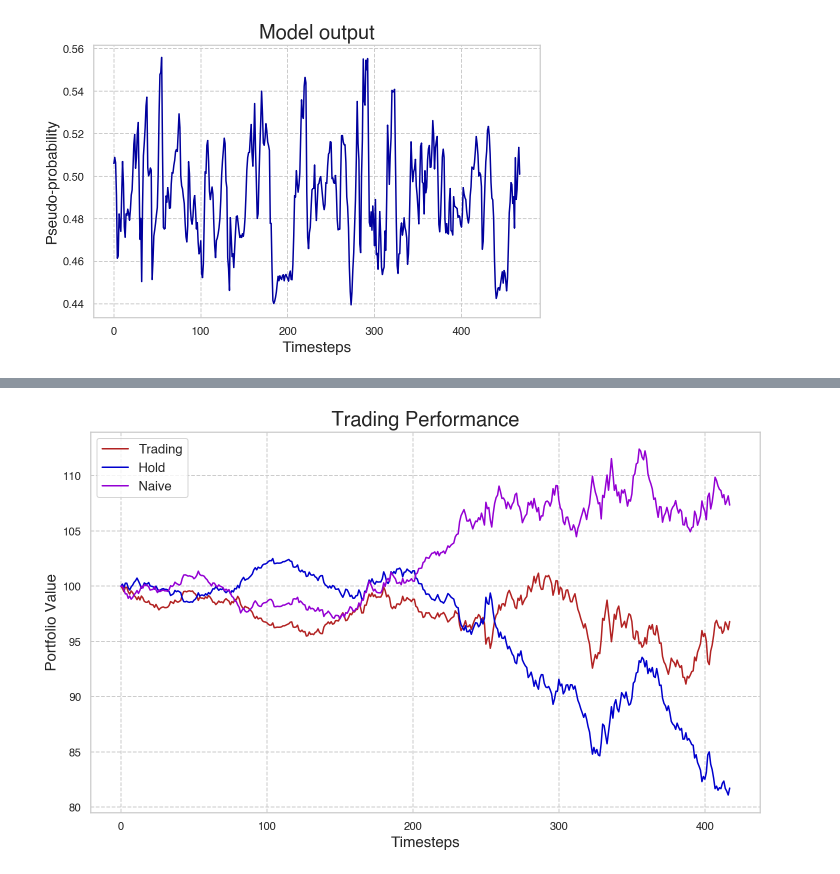
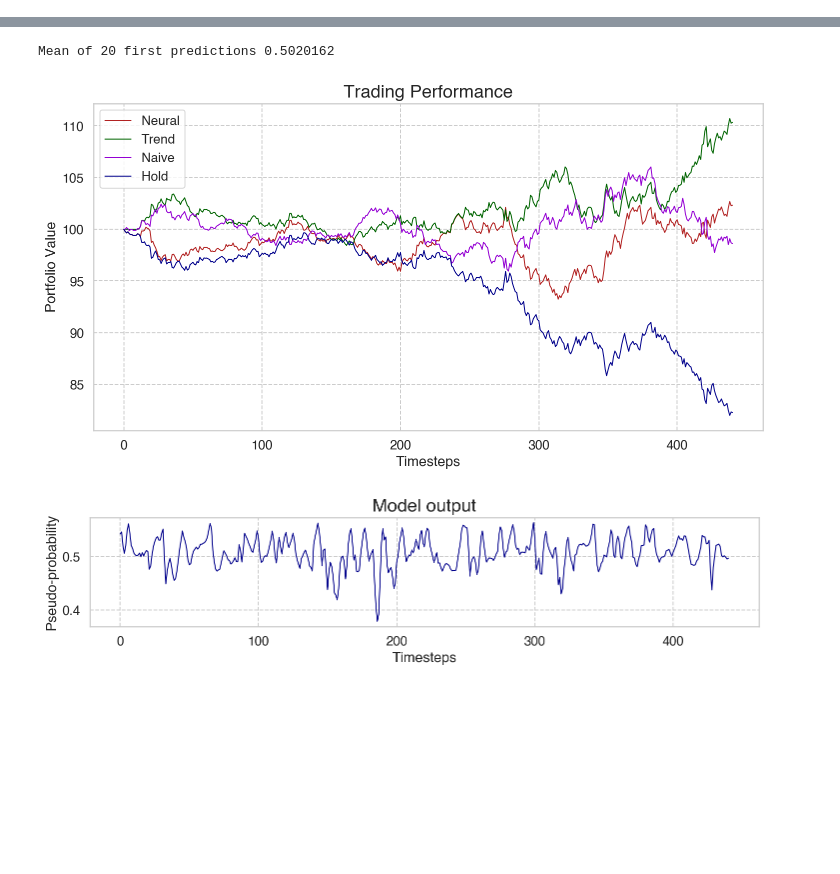
Before and after one commit to TimmieBengtsson/masters_project, a Jupyter notebook: model_evaluator.ipynb, the cells around one changed output, grey strips where cells are left out. Saved outputs shown, nothing was run; the diff lists cells and outputs as text; code cells hidden in the pictures; blank space fills up the shorter version.

Commit message:
cleanup and added time series trading algos

```diff
--- a/model_evaluator.ipynb
+++ b/model_evaluator.ipynb
@@ -28,17 +28,13 @@ sns.set_theme()
 sns.set_style("whitegrid", {'grid.linestyle': '--'})
 seq_col_brew = sns.color_palette("flag_r", 4)
 sns.set_palette(seq_col_brew)
-plt.rcParams["figure.figsize"] = (8,5)
-plt.rcParams["axes.titlesize"] = 20
-plt.rcParams["axes.labelsize"] = 15
+plt.rcParams["figure.figsize"] = (7,4)
+plt.rcParams["axes.titlesize"] = 22
+plt.rcParams["axes.labelsize"] = 18
 plt.rcParams["legend.fontsize"] = 13
 plt.rcParams['font.family'] = 'serif'
 plt.rcParams['font.serif'] = 'Helvetica'
 plt.rcParams['savefig.dpi'] = 1200
-
-plt.rc('text', usetex=True)
-plt.rc('font', family='serif')
-
 
 tf.keras.utils.set_random_seed(2) # relu
 
@@ -50,7 +46,7 @@ tf.keras.utils.set_random_seed(2) # relu
 # %%
 # load back history data
 SEQ_LEN = 60  # how long of a preceeding sequence to collect for RNN
-ASSET_TO_PREDICT = 'rx1'                  #--- VAR CHANGE
+ASSET_TO_PREDICT = 'ty1'                  #--- VAR CHANGE
 with open('models/last_run_model_name.txt') as f:
     last_model_name = f.readline()
     print(last_model_name)
@@ -72,7 +74,10 @@ RuntimeError: Failed to process string with tex because latex could not be found
 # CREDIT DATA
 credit_df = pd.DataFrame() # begin empty
 rx1, ty1, ik1, oe1, du1 = data_reader.credit()
-credit_df['rx1'] = rx1['RX1 Comdty']
+# credit_df['rx1'] = rx1['RX1 Comdty']             # --VAR CHANGE
+credit_df['ty1'] = ty1['TY1 Comdty']
+# credit_df['ik1'] = ik1['IK1 Comdty']
+# credit_df['oe1'] = oe1['OE1 Comdty']
 # credit_df['du1'] = du1['DU1 Comdty']
 
 # CRYPTO DATA
@@ -106,41 +111,40 @@ df_rp = utils.getReturnAndPred_sigmoidModel(val_df, SEQ_LEN+1, ASSET_TO_PREDICT,
-# %%
-fig, axs = plt.subplots(1,1, figsize=(8,5))
-fig = plt.plot(df_rp['probability_up'], linewidth='1.5')
-axs = plt.title('Model output')
-axs = plt.ylabel('Pseudo-probability')
-axs = plt.xlabel('Timesteps')
-# %% [output]
-[figure, removed]
 # %%
-n = 50                       #--- VAR CHANGE
+n = 20                       #--- VAR CHANGE
 first_n_predictions = df_rp.loc[0:n, 'probability_up']
 mean = np.mean(first_n_predictions)
 print(f'Mean of {n} first predictions', mean)
 
 treshhold = mean # 0 = always short, 1 = always long. mean ~ 50/50 short/long
 copy_df = df_rp[n:].reset_index(drop=True)
-portfolio_value_trading = finance_calculator.portfolio_value_trading(copy_df, treshhold)
+
+# Portfolio values
+portfolio_value_neural = finance_calculator.portfolio_value_neural(copy_df, treshhold)
+nbr_previous_days = 10
+portfolio_value_trend = finance_calculator.portfolio_value_trend(copy_df, nbr_previous_days)
+portfolio_value_naive = finance_calculator.portfolio_value_naive(copy_df)
 portfolio_value_hold = finance_calculator.portfolio_value_hold(copy_df)
 
-portfolio_value_naive = finance_calculator.portfolio_value_naive(copy_df)
+# Plots
+fig1, axs1 = plt.subplots(1,1, figsize=(12,6))
+plt.tick_params(axis='both', which='major', labelsize=13)
+fig1 = plt.plot(portfolio_value_neural, color='firebrick', linestyle='-', linewidth='1')
+fig1 = plt.plot(portfolio_value_trend, color='darkgreen', linestyle='-', linewidth='1')
+fig1 = plt.plot(portfolio_value_naive, color='darkviolet', linestyle='-', linewidth='1')
+fig1 = plt.plot(portfolio_value_hold, color='darkblue', linestyle='-', linewidth='1')
+axs1 = plt.title('Trading Performance', size=18)
+axs1 = plt.ylabel('Portfolio Value', size=14)
+axs1 = plt.xlabel('Timesteps', size=14)
+axs1 = plt.legend(['Neural', 'Trend', 'Naive', 'Hold'], loc='upper left')
+save_loc = f'plots/{last_model_name}_trading_performance.eps'
+plt.savefig(save_loc, dpi=1200, bbox_inches = "tight")
 
-fig, axs = plt.subplots(1,1, figsize=(12,7))
-fig = plt.plot(portfolio_value_trading, color='firebrick', linestyle='-')
-fig = plt.plot(portfolio_value_hold, color='mediumblue', linestyle='-')
-fig = plt.plot(portfolio_value_naive, color='darkviolet', linestyle='-')
-axs1 = plt.title('Trading Performance', )
-axs1 = plt.ylabel('Portfolio Value')
-axs1 = plt.xlabel('Timesteps')
-axs1 = plt.legend(['Trading', 'Hold', 'Naive'], loc='upper left')
-
-tp, fp, tn, fn = finance_calculator.confusion_stats_trading(df_rp, treshhold)
-print(f'TP: {tp}'); print(f'FP: {fp}'); print(f'TN: {tn}'); print(f'FN: {fn}')
-
-precision = tp / (tp + fp) #of the positive predictions, how many are correct?
-recall = tp / (tp + fn) #how many of the positives did we recall?
-print("Precision: {:5.2f}%".format(100 * precision))
-print("Recall: {:5.2f}%".format(100 * recall))
-
-correlation = np.corrcoef(portfolio_value_trading, portfolio_value_hold)[1][0]
-print("Correlation: {:5.2f}%".format(100 * correlation))
+# Model output
+fig2, axs2 = plt.subplots(1,1, figsize=(12,2))
+plt.tick_params(axis='both', which='major', labelsize=13)
+fig2 = plt.plot(copy_df['probability_up'], color='darkblue', linewidth='1')
+axs2 = plt.title('Model output', size=18)
+axs2 = plt.ylabel('Pseudo-probability', size=14)
+axs2 = plt.xlabel('Timesteps', size=14)
+save_loc = f'plots/{last_model_name}_model_output.eps'
+plt.savefig(save_loc, dpi=1200, bbox_inches = "tight")
 # %% [output]
@@ -155 +152,3 @@ Correlation: 42.83%
+Mean of 20 first predictions 0.5020162
-[figure, old version]
+[figure, new version]
+[figure, added]
```
Also changed, not shown: parts of 8 cells of this notebook, 22 other files.
